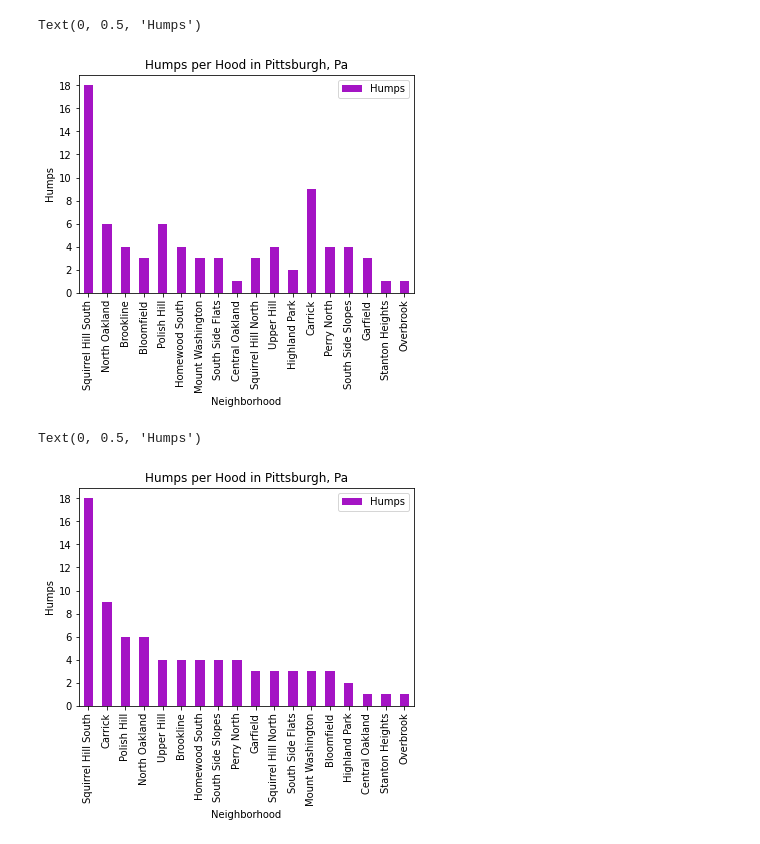
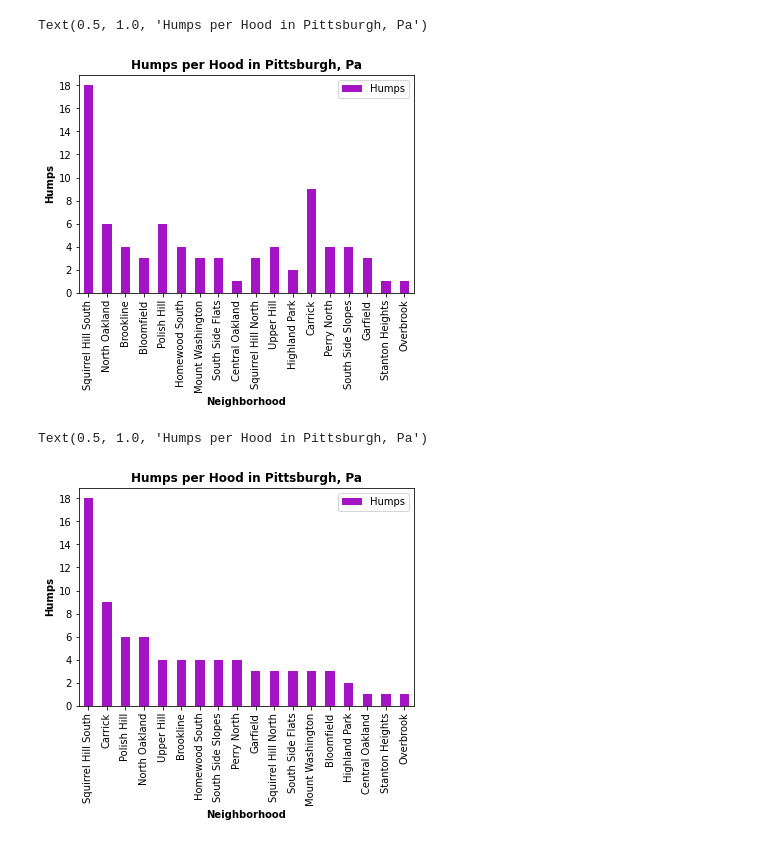
Before and after one commit to MasonGobat/bigIdeasFinalProject, a Jupyter notebook: hoodHumps.ipynb, the cells around one changed output. Cells and saved outputs as stored; diff of their text form; code cells hidden in the pictures.

```diff
--- a/hoodHumps.ipynb
+++ b/hoodHumps.ipynb
@@ -34,23 +37,27 @@ hph = {"Neighborhood":hoods, "Humps":nums}
 # %%
 graphHumps = pd.DataFrame.from_dict(hph)
 
-graphHumps.plot.bar(color="#A414C4", x="Neighborhood", y="Humps", title="Humps per Hood in Pittsburgh, Pa")
+graphHumps.plot.bar(color="#A414C4", x="Neighborhood", y="Humps")
 plt.legend(["Humps"])
 plt.yticks([0,2,4,6,8,10,12,14,16,18,])
-plt.ylabel("Humps")
+plt.ylabel("Humps", fontweight="bold")
+plt.xlabel("Neighborhood", fontweight="bold")
+plt.title("Humps per Hood in Pittsburgh, Pa", fontweight="bold")
 # %% [output]
-Text(0, 0.5, 'Humps')
+Text(0.5, 1.0, 'Humps per Hood in Pittsburgh, Pa')
-[figure, old version]
+[figure, new version]
 # %%
 graphHumpsSorted = graphHumps.sort_values("Humps", ascending=False)
 
-graphHumpsSorted.plot.bar(color="#A414C4", x="Neighborhood", y="Humps", title="Humps per Hood in Pittsburgh, Pa")
+graphHumpsSorted.plot.bar(color="#A414C4", x="Neighborhood", y="Humps")
 plt.legend(["Humps"])
 plt.yticks([0,2,4,6,8,10,12,14,16,18,])
-plt.ylabel("Humps")
+plt.ylabel("Humps", fontweight="bold")
+plt.xlabel("Neighborhood", fontweight="bold")
+plt.title("Humps per Hood in Pittsburgh, Pa", fontweight="bold")
 # %% [output]
-Text(0, 0.5, 'Humps')
+Text(0.5, 1.0, 'Humps per Hood in Pittsburgh, Pa')
-[figure, old version]
+[figure, new version]
 # %%
 mean = graphHumps.mean()
 median = graphHumps.median()
```
Also changed, not shown: parts of 3 cells of this notebook.
